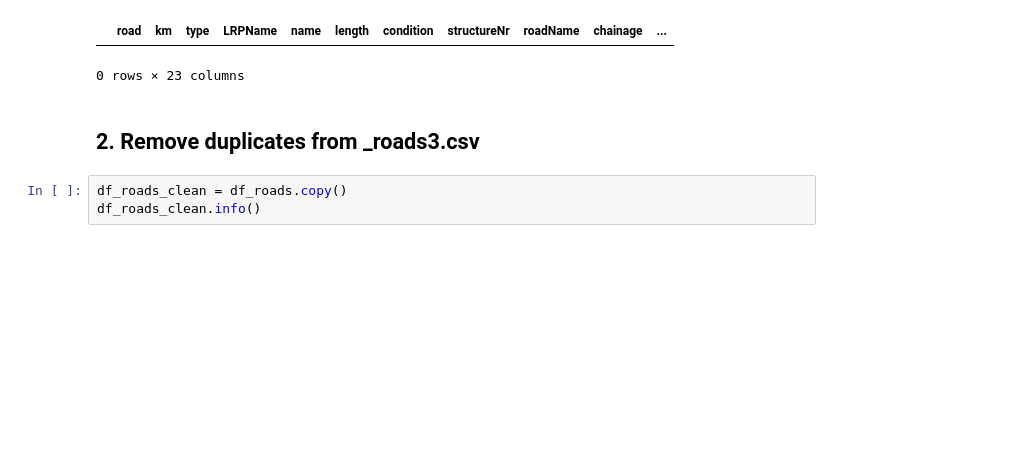
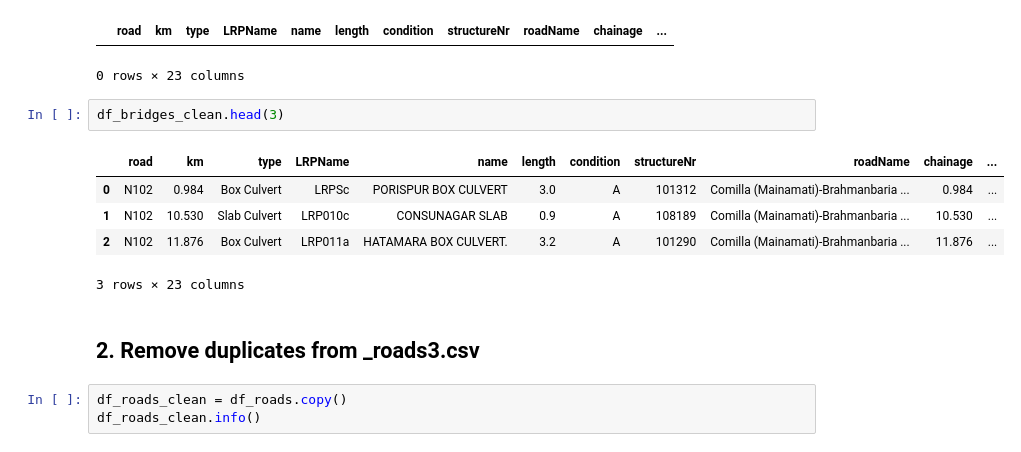
Before and after one commit to daniela1998/Advanced-Simulation-Assignments, a Jupyter notebook: Assignment 2/EPA133a-G16-A2_datacleaning/notebook/CreateDemoFile.ipynb, the cells around one changed output. Cells and saved outputs as stored; diff of their text form; blank space fills up the shorter version.

```diff
--- a/Assignment 2/EPA133a-G16-A2_datacleaning/notebook/CreateDemoFile.ipynb
+++ b/Assignment 2/EPA133a-G16-A2_datacleaning/notebook/CreateDemoFile.ipynb
@@ -161,6 +161,14 @@ df_bridges_clean[df_bridges_clean.duplicated(subset=['road_chainage'], keep=Fals
 # %% [output]
 |  | road | km | type | LRPName | name | length | condition | structureNr | roadName | chainage | ... |
 0 rows × 23 columns
+# %%
+df_bridges_clean.head(3)
+# %% [output]
+|  | road | km | type | LRPName | name | length | condition | structureNr | roadName | chainage | ... |
+| 0 | N102 | 0.984 | Box Culvert | LRPSc | PORISPUR BOX CULVERT | 3.0 | A | 101312 | Comilla (Mainamati)-Brahmanbaria ... | 0.984 | ... |
+| 1 | N102 | 10.530 | Slab Culvert | LRP010c | CONSUNAGAR SLAB | 0.9 | A | 108189 | Comilla (Mainamati)-Brahmanbaria ... | 10.530 | ... |
+| 2 | N102 | 11.876 | Box Culvert | LRP011a | HATAMARA BOX CULVERT. | 3.2 | A | 101290 | Comilla (Mainamati)-Brahmanbaria ... | 11.876 | ... |
+3 rows × 23 columns
 # %% [markdown]
 ## 2. Remove duplicates from _roads3.csv
 # %%
```
Also changed, not shown: parts of 7 cells of this notebook, 1 other file.
